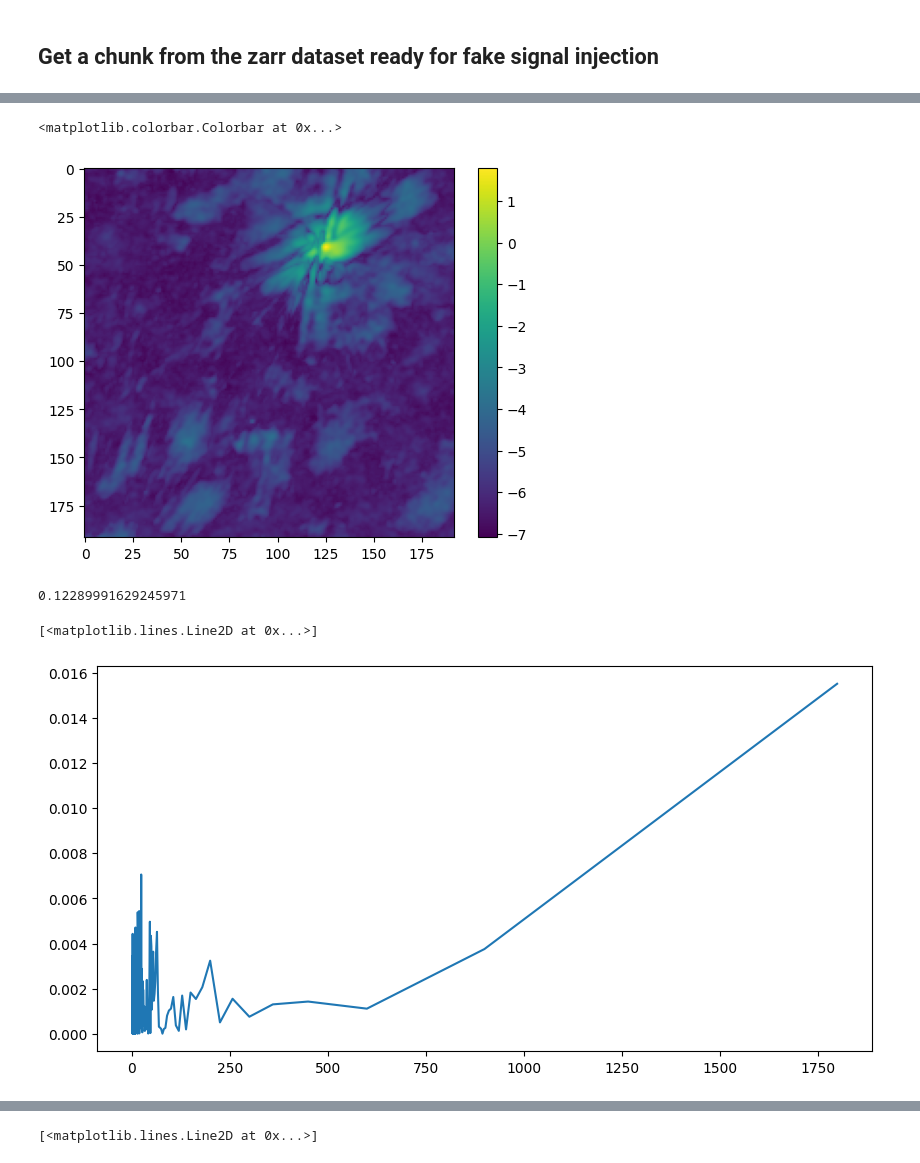
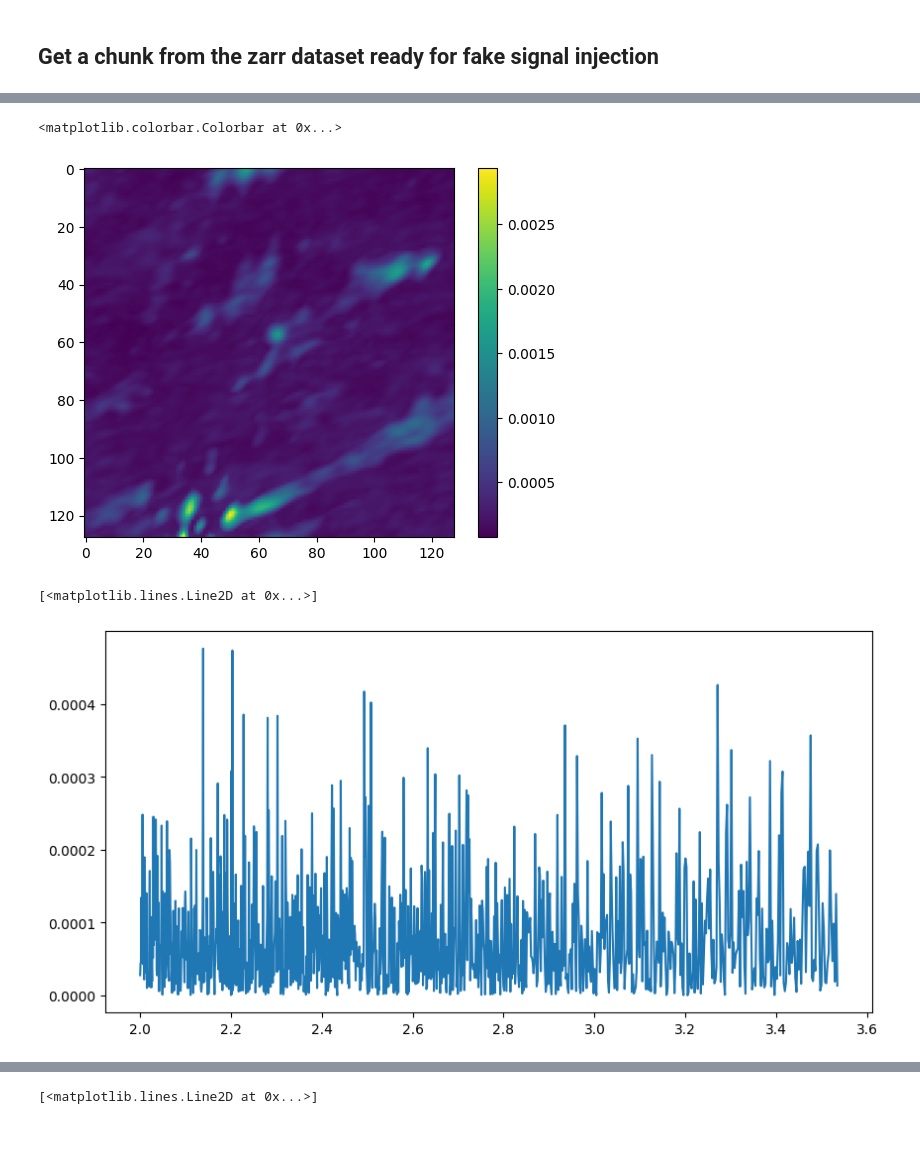
Before and after one commit to SpaceMeerkat/traident, a Jupyter notebook: training/preprocessing.ipynb, the cells around one changed output, grey strips where cells are left out. Drawn from its saved outputs; the diff is of its cells as text; code cells hidden in the pictures; blank space fills up the shorter version.

Commit message:
power spectrum time binning corrected

```diff
--- a/training/preprocessing.ipynb
+++ b/training/preprocessing.ipynb
@@ -47,6 +47,12 @@ def getChunk(dataset, rank, blockSize=64):
     chunk = cube.isel(**{'DEC--SIN': slice(dec[0], dec[1]), 'RA---SIN': slice(ra[0], ra[1])}).data
     return chunk
+# %%
+def getChunkIndexed(dataset, ra, dec, blockSize=64):
+    dec = (dec - blockSize, dec + blockSize)
+    ra = (ra - blockSize, ra + blockSize)
+    chunk = cube.isel(**{'DEC--SIN': slice(dec[0], dec[1]), 'RA---SIN': slice(ra[0], ra[1])}).data
+    return chunk
 # %%
-chunk = getChunk(cube, 31, blockSize=64)
+chunk = getChunkIndexed(cube, 1348, 2223, blockSize=64)
 print(f"Size of chunk: {chunk.shape}")
 # %% [output]
@@ -54,7 +60,7 @@ Size of chunk: (4608, 192, 192)
 # %%
-N = 1800  # Number of sample points
+N = chunk.shape[0]  # Number of sample points
 T = 1  # Sampling interval (1/sample rate)
-t = np.linspace(0, (N-1)*T, N)
+t = np.linspace(0, (N-1)*T, N, endpoint=False)
 xf = np.fft.fftfreq(N, T)
-ps_cube = np.fft.fft(chunk, n=N, axis=0)
+ps_cube = np.fft.rfft(chunk, n=N, axis=0)
 power_spectrum = np.abs(ps_cube)**2
@@ -66,21 +86,17 @@ print(max_ps.shape)
 # %%
 plt.figure()
-plt.imshow(np.log(max_ps))
+plt.imshow(max_ps)
 plt.colorbar()
 # %% [output]
 <matplotlib.colorbar.Colorbar at 0x...>
-[figure, old version]
+[figure, new version]
-# %%
-max_ps[150,76]
-# %% [output]
-0.12289991629245971
 # %%
 plt.close('all')
 plt.figure(figsize=(10,5))
-plt.plot(1/xf[:N//2], power_spectrum[:,150,76][:N//2])
+plt.plot(1/xf[:N//2][-1000:], power_spectrum[:-1,0,0][-1000:])
 # %% [output]
 [<matplotlib.lines.Line2D at 0x...>]
-[figure, old version]
+[figure, new version]
 # %%
 plt.close('all')
 plt.figure(figsize=(10,5))
```
Also changed, not shown: parts of 7 cells of this notebook.
